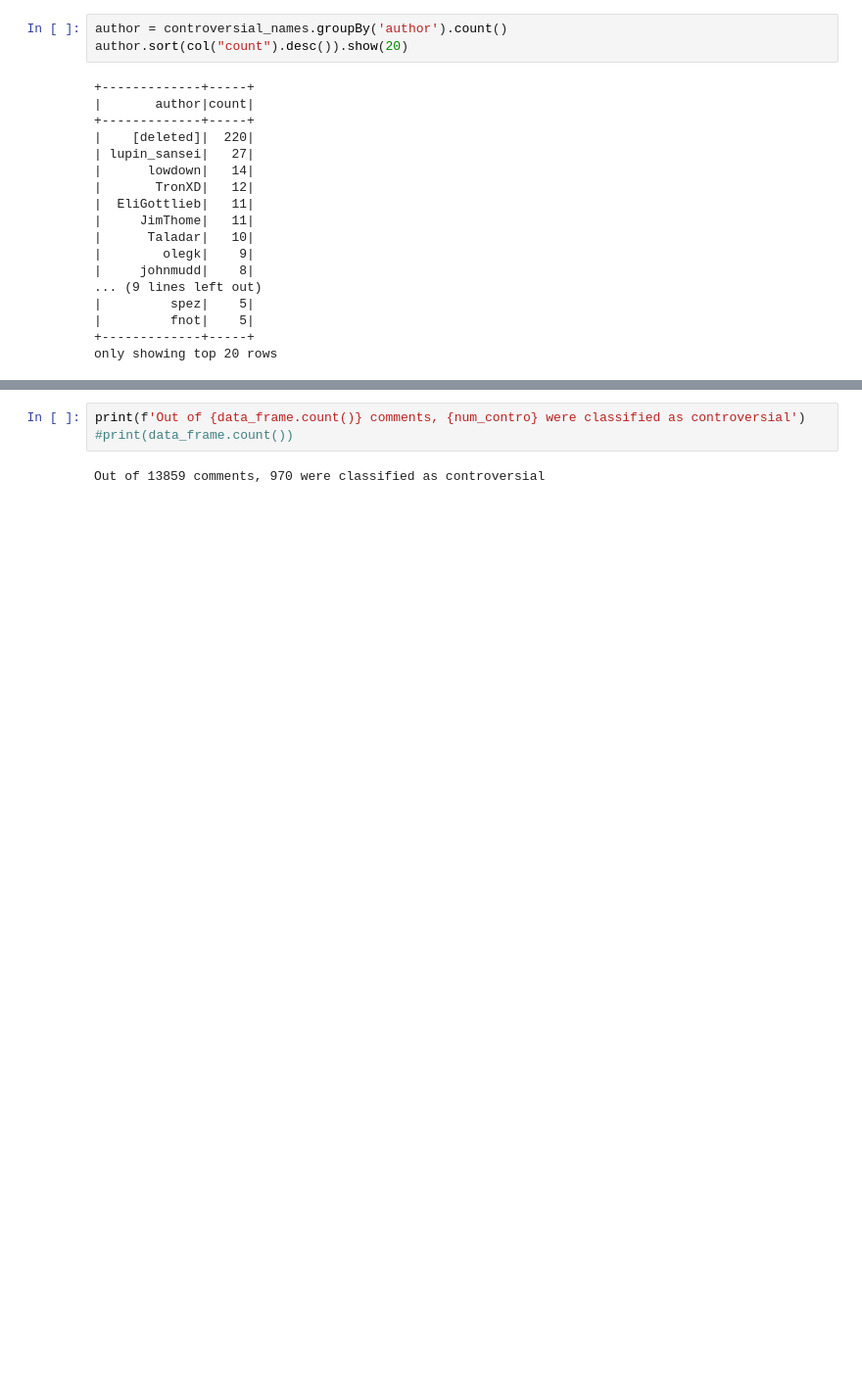
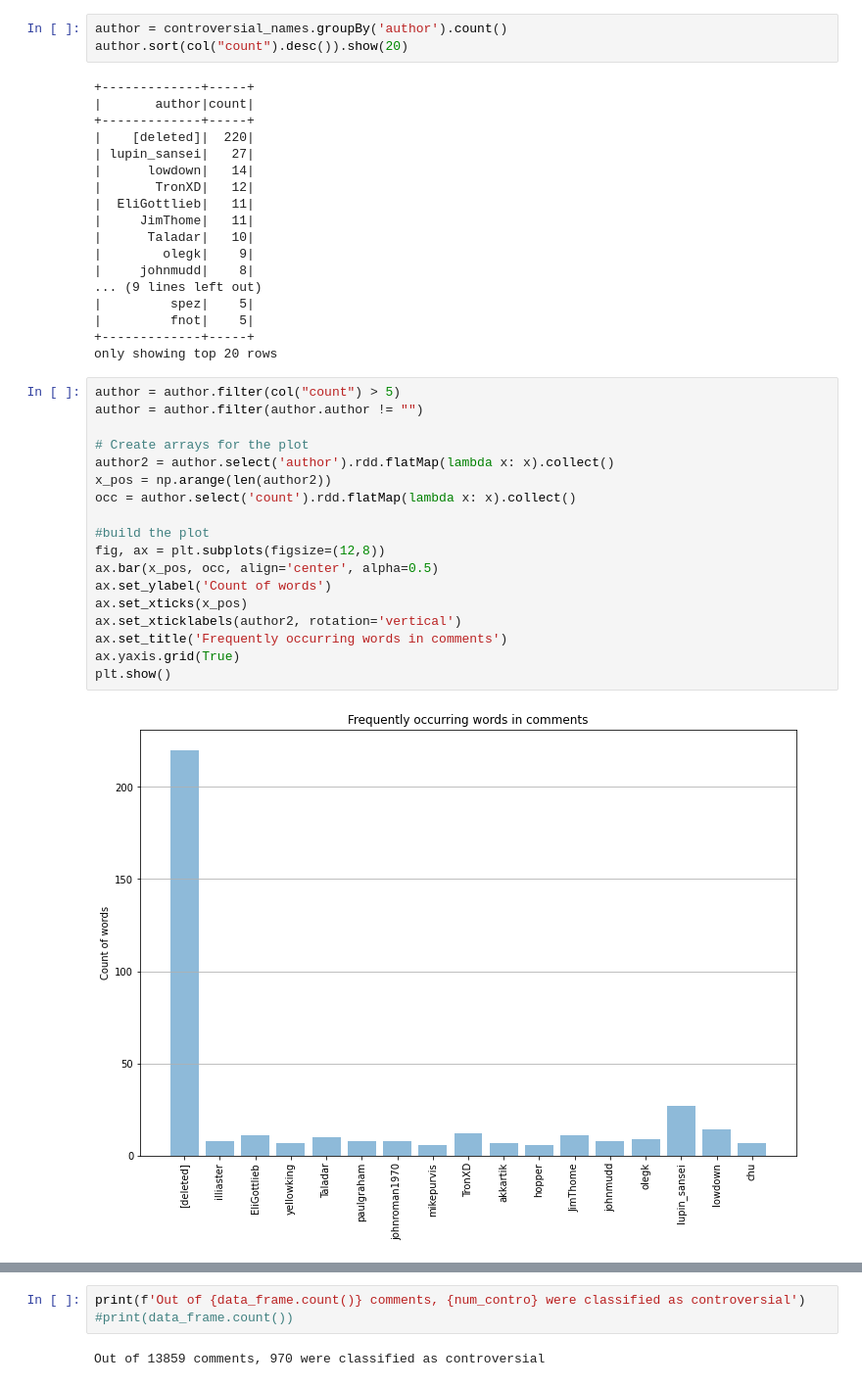
Before and after one commit to jeppe9925/DataEngineeringProjectG12, a Jupyter notebook: project/Projectcode.ipynb, the cells around one changed output, grey strips where cells are left out. Shown at 98% size. Cells and saved outputs as stored; diff of their text form; blank space fills up the shorter version.

```diff
--- a/project/Projectcode.ipynb
+++ b/project/Projectcode.ipynb
@@ -170,3 +174,23 @@ author.sort(col("count").desc()).show(20)
 |         fnot|    5|
 +-------------+-----+
 only showing top 20 rows
+# %%
+author = author.filter(col("count") > 5)
+author = author.filter(author.author != "")
+
+# Create arrays for the plot
+author2 = author.select('author').rdd.flatMap(lambda x: x).collect()
+x_pos = np.arange(len(author2))
+occ = author.select('count').rdd.flatMap(lambda x: x).collect()
+
+#build the plot
+fig, ax = plt.subplots(figsize=(12,8))
+ax.bar(x_pos, occ, align='center', alpha=0.5)
+ax.set_ylabel('Count of words')
+ax.set_xticks(x_pos)
+ax.set_xticklabels(author2, rotation='vertical')
+ax.set_title('Frequently occurring words in comments')
+ax.yaxis.grid(True)
+plt.show()
+# %% [output]
+[figure, added]
```
Also changed, not shown: parts of 8 cells of this notebook.
